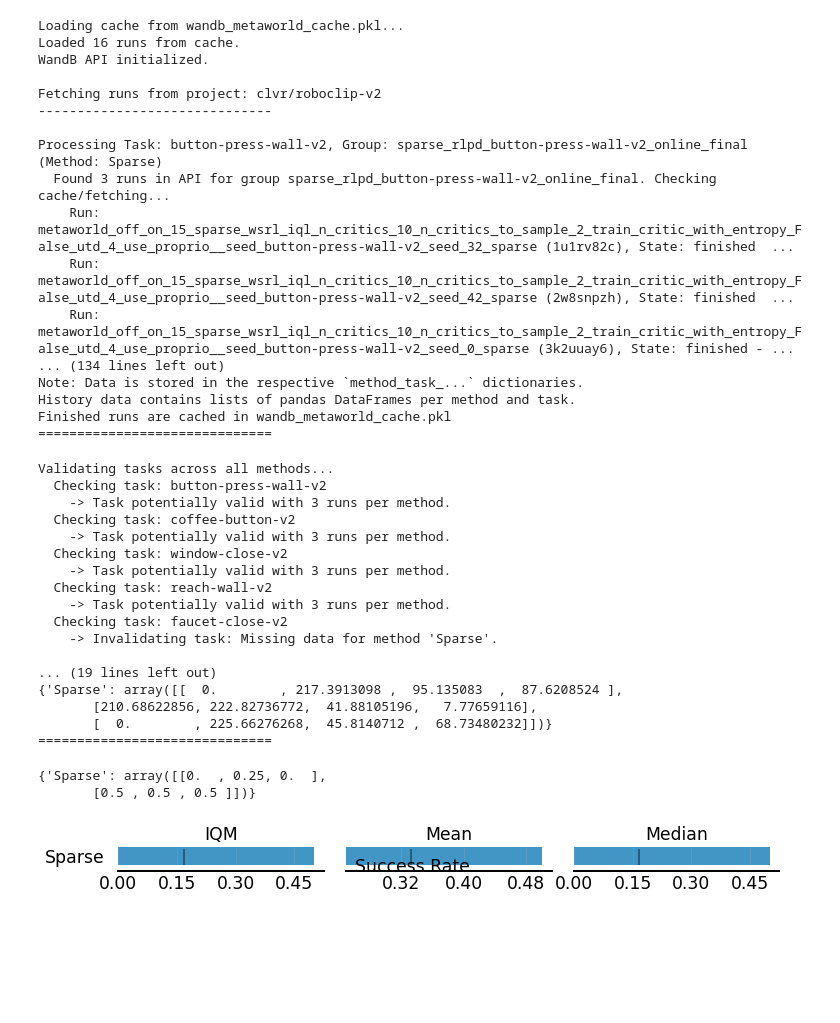
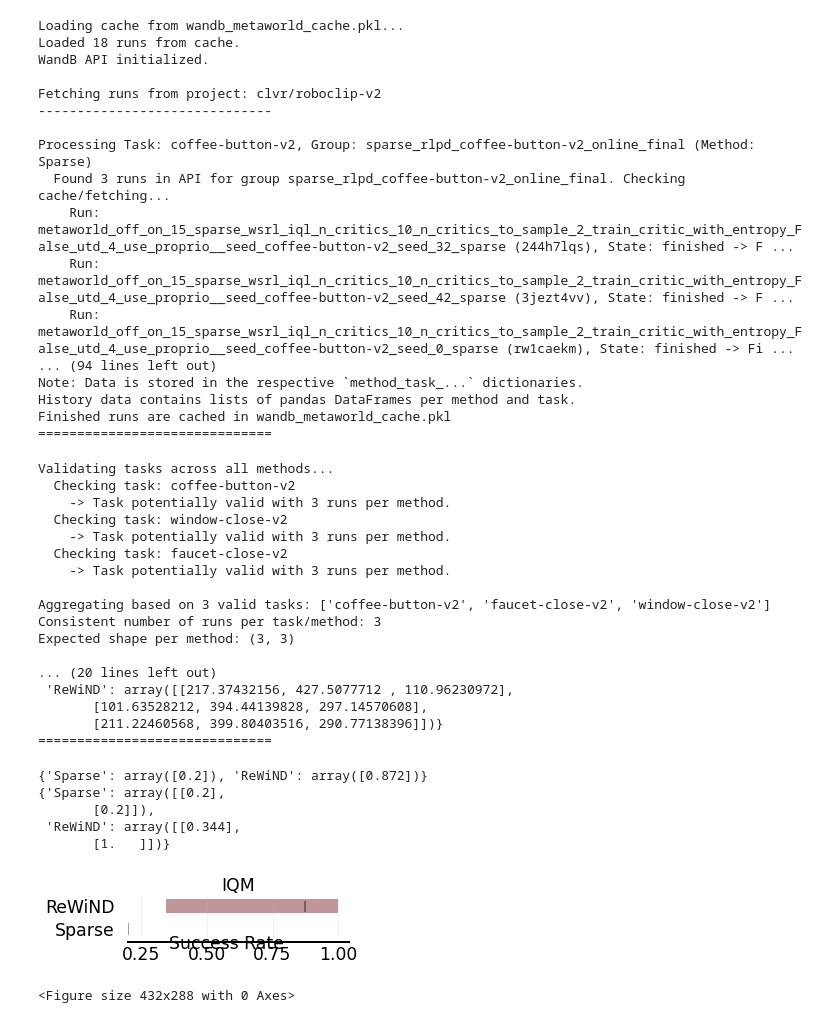
Before and after one commit to jesbu1/RoboCLIPv2, a Jupyter notebook: plotting_scripts/plot_iqm_metaworld.ipynb, the cells around one changed output. Cells and saved outputs as stored; diff of their text form; code cells hidden in the pictures; blank space fills up the shorter version.

Commit message:
updating plotting script code and cache

```diff
--- a/plotting_scripts/plot_iqm_metaworld.ipynb
+++ b/plotting_scripts/plot_iqm_metaworld.ipynb
@@ -20,7 +20,9 @@ WANDB_ENTITY_NAME="clvr"
 WANDB_PROJECT_NAME="roboclip-v2"
 
 # tasks are the tasks that we want to plot
-TASKS = ["button-press-wall-v2", "coffee-button-v2", "window-close-v2", "reach-wall-v2", "faucet-close-v2"]
+#TASKS = ["button-press-wall-v2", "coffee-button-v2", "window-close-v2", "reach-wall-v2", "faucet-close-v2"]
+# ONLY works when all tasks have the same number of runs
+TASKS = ["coffee-button-v2", "window-close-v2", "faucet-close-v2"]
 
 # methods_dict maps from group prefix (for finding the right group) to method name used for plot labeling
 METHODS_DICT = dict(
@@ -32,12 +34,18 @@ METHODS_DICT = dict(
 # use the group suffixes to select the suffix corresponding to the method
 GROUP_SUFFIXES=dict(
     sparse_rlpd="online_final",
-    #liv_rlpd="online_final",
+    liv_rlpd="online_final",
     rewind_rlpd="final",
 )
 
-color_palette = sns.color_palette('colorblind')
-color_dict = dict(zip(METHODS_DICT.values(), color_palette))
+#color_palette = sns.color_palette('colorblind')
+#color_dict = dict(zip(METHODS_DICT.values(), color_palette))
+color_dict = {
+    "Sparse": "#808080",
+    "LIV-FT": "#C2CAE3",
+    "VLC": "#ABCCBE",
+    "ReWiND": "#AD7378",
+}
 
 # auto generate WANDB_GROUP_NAMES based on {PREFIX}_{TASK}_{SUFFIX} over all tasks
 # generate a list of all task wandb group names for each method:
@@ -331,18 +335,18 @@ print(f"Finished runs are cached in {CACHE_FILE}")
 print("=" * 30)
 # %% [output]
 Loading cache from wandb_metaworld_cache.pkl...
-Loaded 16 runs from cache.
+Loaded 18 runs from cache.
 WandB API initialized.
 
 Fetching runs from project: clvr/roboclip-v2
 ------------------------------
 
-Processing Task: button-press-wall-v2, Group: sparse_rlpd_button-press-wall-v2_online_final (Method: Sparse)
-  Found 3 runs in API for group sparse_rlpd_button-press-wall-v2_online_final. Checking cache/fetching...
-    Run: metaworld_off_on_15_sparse_wsrl_iql_n_critics_10_n_critics_to_sample_2_train_critic_with_entropy_False_utd_4_use_proprio__seed_button-press-wall-v2_seed_32_sparse (1u1rv82c), State: finished  ...
-    Run: metaworld_off_on_15_sparse_wsrl_iql_n_critics_10_n_critics_to_sample_2_train_critic_with_entropy_False_utd_4_use_proprio__seed_button-press-wall-v2_seed_42_sparse (2w8snpzh), State: finished  ...
-    Run: metaworld_off_on_15_sparse_wsrl_iql_n_critics_10_n_critics_to_sample_2_train_critic_with_entropy_False_utd_4_use_proprio__seed_button-press-wall-v2_seed_0_sparse (3k2uuay6), State: finished - ...
-... (134 lines left out)
+Processing Task: coffee-button-v2, Group: sparse_rlpd_coffee-button-v2_online_final (Method: Sparse)
+  Found 3 runs in API for group sparse_rlpd_coffee-button-v2_online_final. Checking cache/fetching...
+    Run: metaworld_off_on_15_sparse_wsrl_iql_n_critics_10_n_critics_to_sample_2_train_critic_with_entropy_False_utd_4_use_proprio__seed_coffee-button-v2_seed_32_sparse (244h7lqs), State: finished -> F ...
+    Run: metaworld_off_on_15_sparse_wsrl_iql_n_critics_10_n_critics_to_sample_2_train_critic_with_entropy_False_utd_4_use_proprio__seed_coffee-button-v2_seed_42_sparse (3jezt4vv), State: finished -> F ...
+    Run: metaworld_off_on_15_sparse_wsrl_iql_n_critics_10_n_critics_to_sample_2_train_critic_with_entropy_False_utd_4_use_proprio__seed_coffee-button-v2_seed_0_sparse (rw1caekm), State: finished -> Fi ...
+... (94 lines left out)
 Note: Data is stored in the respective `method_task_...` dictionaries.
 History data contains lists of pandas DataFrames per method and task.
 Finished runs are cached in wandb_metaworld_cache.pkl
@@ -467,6 +471,7 @@ else:
                  final_aggregate_eval_returns[method_name] = aggregate_returns
             else:
                  print(f"  Error: Unexpected shape after final aggregation for '{method_name}'. Expected ({num_runs}, {num_valid_tasks}), got S:{aggregate_success.shape}, R:{aggregate_returns.shape}. Skipping.")
+
                  if method_name in final_aggregate_success_rates: del final_aggregate_success_rates[method_name]
                  if method_name in final_aggregate_eval_returns: del final_aggregate_eval_returns[method_name]
 
@@ -497,47 +502,53 @@ else:
 print("=" * 30)
 # %% [output]
 Validating tasks across all methods...
-  Checking task: button-press-wall-v2
-    -> Task potentially valid with 3 runs per method.
   Checking task: coffee-button-v2
     -> Task potentially valid with 3 runs per method.
   Checking task: window-close-v2
     -> Task potentially valid with 3 runs per method.
-  Checking task: reach-wall-v2
+  Checking task: faucet-close-v2
     -> Task potentially valid with 3 runs per method.
-  Checking task: faucet-close-v2
-    -> Invalidating task: Missing data for method 'Sparse'.
 
-... (19 lines left out)
-{'Sparse': array([[  0.        , 217.3913098 ,  95.135083  ,  87.6208524 ],
-       [210.68622856, 222.82736772,  41.88105196,   7.77659116],
-       [  0.        , 225.66276268,  45.8140712 ,  68.73480232]])}
+Aggregating based on 3 valid tasks: ['coffee-button-v2', 'faucet-close-v2', 'window-close-v2']
+Consistent number of runs per task/method: 3
+Expected shape per method: (3, 3)
+
+... (20 lines left out)
+ 'ReWiND': array([[217.37432156, 427.5077712 , 110.96230972],
+       [101.63528212, 394.44139828, 297.14570608],
+       [211.22460568, 399.80403516, 290.77138396]])}
 ==============================
 # %%
 # plot the success rate and mean return confidence interval
 aggregate_func = lambda x: np.array([
     metrics.aggregate_iqm(x),
-    metrics.aggregate_mean(x),
-    metrics.aggregate_median(x),
+    #metrics.aggregate_mean(x),
+    #metrics.aggregate_median(x),
 ])
-
 aggregate_success_rate, aggregate_success_cis = rly.get_interval_estimates(
     final_aggregate_success_rates,
     aggregate_func,
-    reps=50000,
+    reps=10000,
 )
+pprint.pp(aggregate_success_rate)
 pprint.pp(aggregate_success_cis)
 fig, axes = plot_utils.plot_interval_estimates(
   aggregate_success_rate, aggregate_success_cis,
-  metric_names=['IQM', 'Mean', 'Median'],
-  color_palette=color_palette,
-  algorithms=list(final_aggregate_success_rates.keys()), xlabel='Success Rate')
+  #metric_names=['IQM', 'Mean', 'Median'],
+  metric_names=['IQM'],
+  colors=color_dict,
+  algorithms=list(aggregate_success_rate.keys()), xlabel='Success Rate')
 
 plt.show()
+plt.savefig('iqm_success_rate.pdf')
 # %% [output]
-{'Sparse': array([[0.  , 0.25, 0.  ],
-       [0.5 , 0.5 , 0.5 ]])}
+{'Sparse': array([0.2]), 'ReWiND': array([0.872])}
+{'Sparse': array([[0.2],
+       [0.2]]),
+ 'ReWiND': array([[0.344],
+       [1.   ]])}
-[figure, old version]
+[figure, new version]
+<Figure size 432x288 with 0 Axes>
 # %%
 import matplotlib.pyplot as plt
 import numpy as np
```
Also changed, not shown: parts of 6 cells of this notebook, 1 other file.
